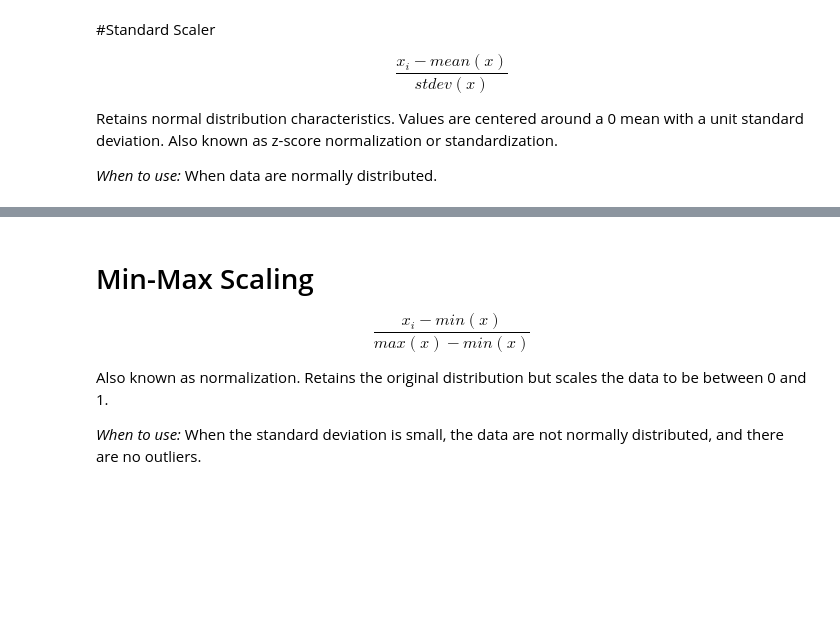
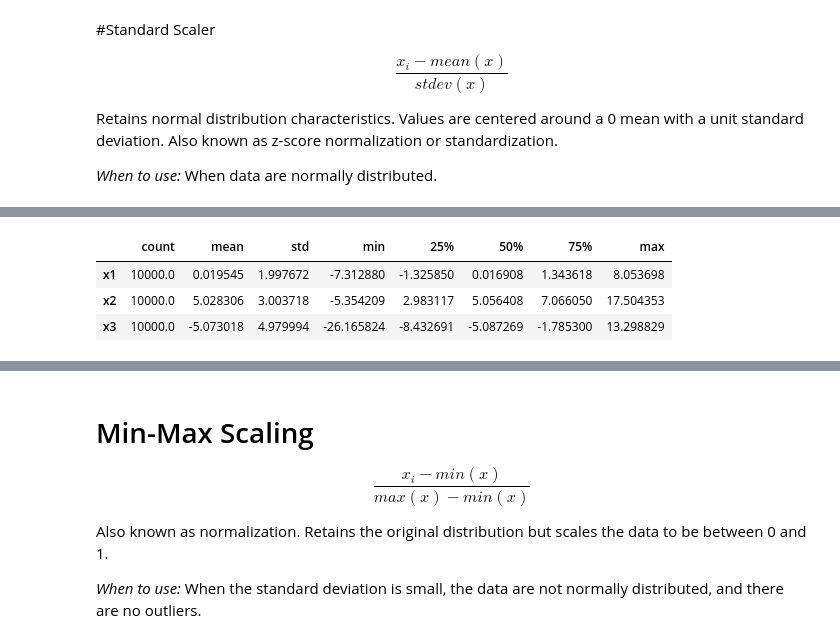
Before and after one commit to cnmi-ds-22/rwcitek___Data-Science-Portfolio-C22, a Jupyter notebook: Modules/Module_2_Regression/Lectures/210-Feature.Scaling.end.ipynb, the cells around one changed output, grey strips where cells are left out. Drawn from its saved outputs; the diff is of its cells as text; code cells hidden in the pictures; blank space fills up the shorter version.

```diff
--- a/Modules/Module_2_Regression/Lectures/210-Feature.Scaling.end.ipynb
+++ b/Modules/Module_2_Regression/Lectures/210-Feature.Scaling.end.ipynb
@@ -72,2 +85,9 @@ scaled_df.head()
+# %%
+df.describe().transpose()
+# %% [output]
+|  | count | mean | std | min | 25% | 50% | 75% | max |
+| x1 | 10000.0 | 0.019545 | 1.997672 | -7.312880 | -1.325850 | 0.016908 | 1.343618 | 8.053698 |
+| x2 | 10000.0 | 5.028306 | 3.003718 | -5.354209 | 2.983117 | 5.056408 | 7.066050 | 17.504353 |
+| x3 | 10000.0 | -5.073018 | 4.979994 | -26.165824 | -8.432691 | -5.087269 | -1.785300 | 13.298829 |
 # %%
 scaled_df.describe().transpose()
```
Also changed, not shown: parts of 8 cells of this notebook.
